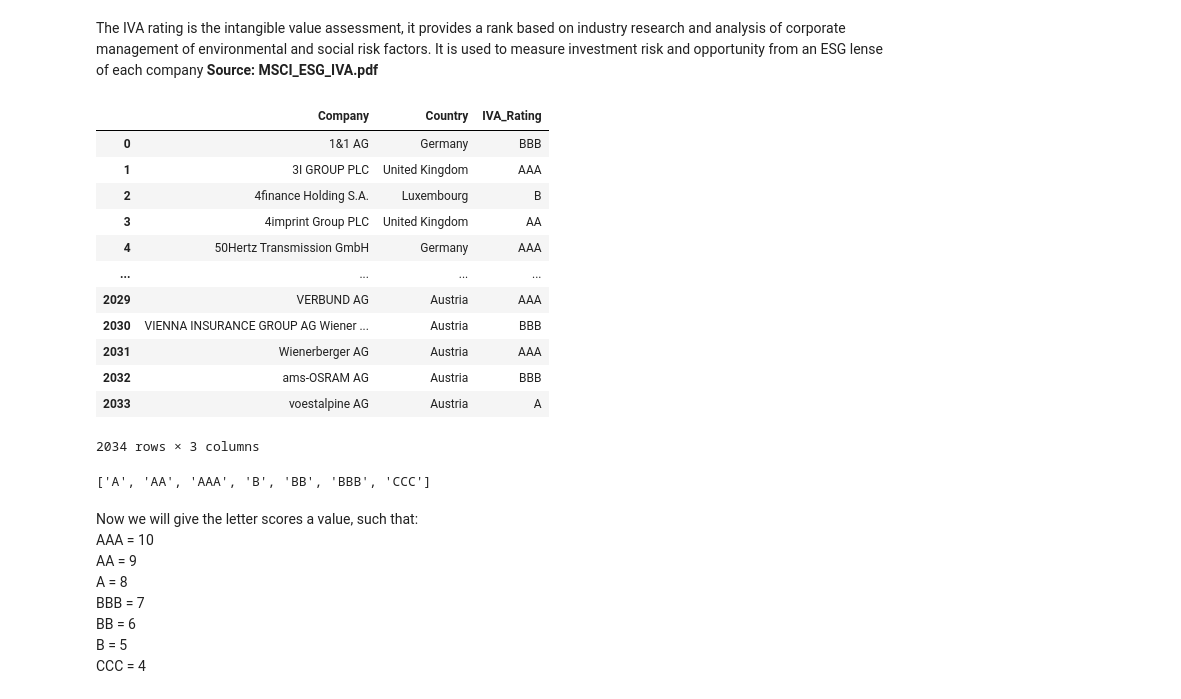
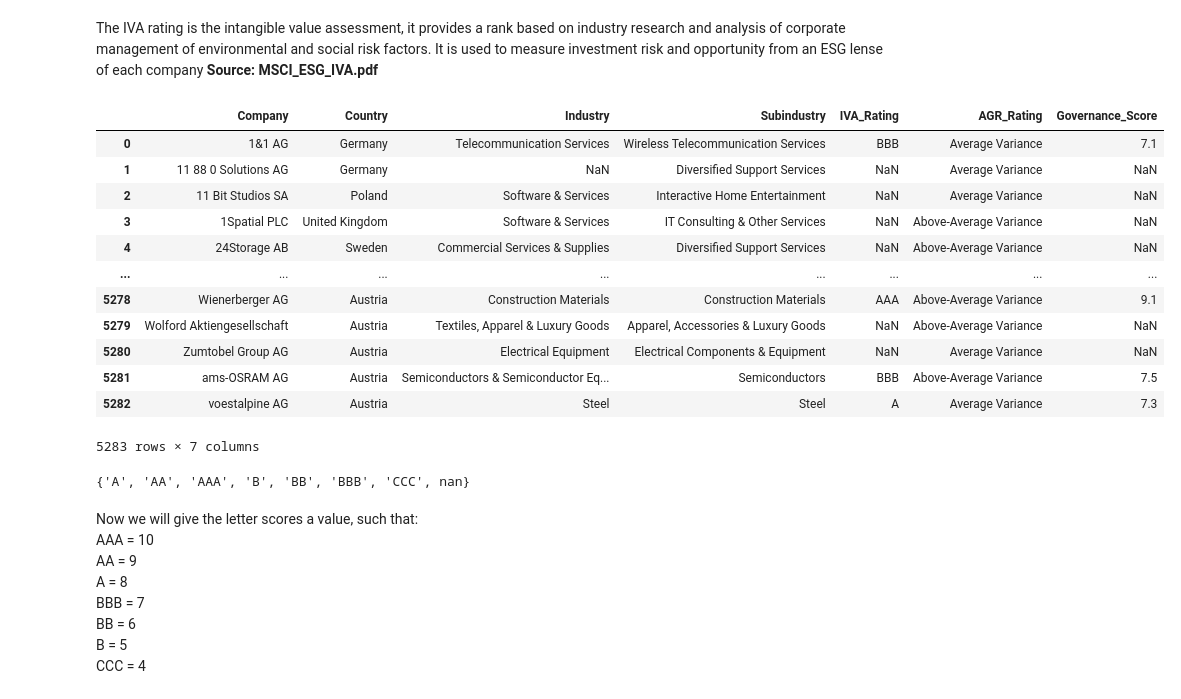
Before and after one commit to pavobravo11/Data501_Project, a Jupyter notebook: governance/company_ratings.ipynb, the cells around one changed output. Cells and saved outputs as stored; diff of their text form; code cells hidden in the pictures.

```diff
--- a/governance/company_ratings.ipynb
+++ b/governance/company_ratings.ipynb
@@ -126,32 +126,37 @@ Fairly divided quantiles in terms of number of companies on the Morgan Stanely P
 # %% [markdown]
 The IVA rating is the intangible value assessment, it provides a rank based on industry research and analysis of corporate management of environmental and social risk factors. It is used to measure investment risk and opportunity from an ESG lense of each company **Source: MSCI_ESG_IVA.pdf**
 # %%
-iva_rating = company_msci.iloc[:, [0, 2, 5]].dropna()\
+esg_ratings = company_msci.drop(columns=["ISSUER_TICKER", "INDUSTRY_ADJUSTED_SCORE"])\
+    .dropna(subset=['IVA_COMPANY_RATING', 'AGR_RATING', 'GOVERNANCE_SCORE'], how='all')\
     .rename(columns=
             {
                 "ISSUER_NAME": 'Company',
                 "ISSUER_CNTRY_DOMICILE_NAME": 'Country',
-                "IVA_COMPANY_RATING": 'IVA_Rating'
+                "IVA_INDUSTRY": "Industry",
+                "GICS_SUB_IND": "Subindustry",
+                "IVA_COMPANY_RATING": 'IVA_Rating',
+                'AGR_RATING': 'AGR_Rating',
+                'GOVERNANCE_SCORE': 'Governance_Score'
             }).reset_index(drop=True)
-iva_rating
+esg_ratings
 # %% [output]
-|  | Company | Country | IVA_Rating |
-| 0 | 1&1 AG | Germany | BBB |
-| 1 | 3I GROUP PLC | United Kingdom | AAA |
-| 2 | 4finance Holding S.A. | Luxembourg | B |
-| 3 | 4imprint Group PLC | United Kingdom | AA |
-| 4 | 50Hertz Transmission GmbH | Germany | AAA |
-| ... | ... | ... | ... |
-| 2029 | VERBUND AG | Austria | AAA |
-| 2030 | VIENNA INSURANCE GROUP AG Wiener ... | Austria | BBB |
-| 2031 | Wienerberger AG | Austria | AAA |
-| 2032 | ams-OSRAM AG | Austria | BBB |
-| 2033 | voestalpine AG | Austria | A |
+|  | Company | Country | Industry | Subindustry | IVA_Rating | AGR_Rating | Governance_Score |
+| 0 | 1&1 AG | Germany | Telecommunication Services | Wireless Telecommunication Services | BBB | Average Variance | 7.1 |
+| 1 | 11 88 0 Solutions AG | Germany | NaN | Diversified Support Services | NaN | Average Variance | NaN |
+| 2 | 11 Bit Studios SA | Poland | Software & Services | Interactive Home Entertainment | NaN | Average Variance | NaN |
+| 3 | 1Spatial PLC | United Kingdom | Software & Services | IT Consulting & Other Services | NaN | Above-Average Variance | NaN |
+| 4 | 24Storage AB | Sweden | Commercial Services & Supplies | Diversified Support Services | NaN | Above-Average Variance | NaN |
+| ... | ... | ... | ... | ... | ... | ... | ... |
+| 5278 | Wienerberger AG | Austria | Construction Materials | Construction Materials | AAA | Above-Average Variance | 9.1 |
+| 5279 | Wolford Aktiengesellschaft | Austria | Textiles, Apparel & Luxury Goods | Apparel, Accessories & Luxury Goods | NaN | Above-Average Variance | NaN |
+| 5280 | Zumtobel Group AG | Austria | Electrical Equipment | Electrical Components & Equipment | NaN | Average Variance | NaN |
+| 5281 | ams-OSRAM AG | Austria | Semiconductors & Semiconductor Eq... | Semiconductors | BBB | Above-Average Variance | 7.5 |
+| 5282 | voestalpine AG | Austria | Steel | Steel | A | Average Variance | 7.3 |
-2034 rows × 3 columns
+5283 rows × 7 columns
 # %%
-set(iva_rating['IVA_Rating'])
+set(esg_ratings['IVA_Rating'])
 # %% [output]
-['A', 'AA', 'AAA', 'B', 'BB', 'BBB', 'CCC']
+{'A', 'AA', 'AAA', 'B', 'BB', 'BBB', 'CCC', nan}
 # %% [markdown]
 Now we will give the letter scores a value, such that:<br>
 AAA = 10 <br>
```
Also changed, not shown: parts of 19 cells of this notebook, 2 other files.
